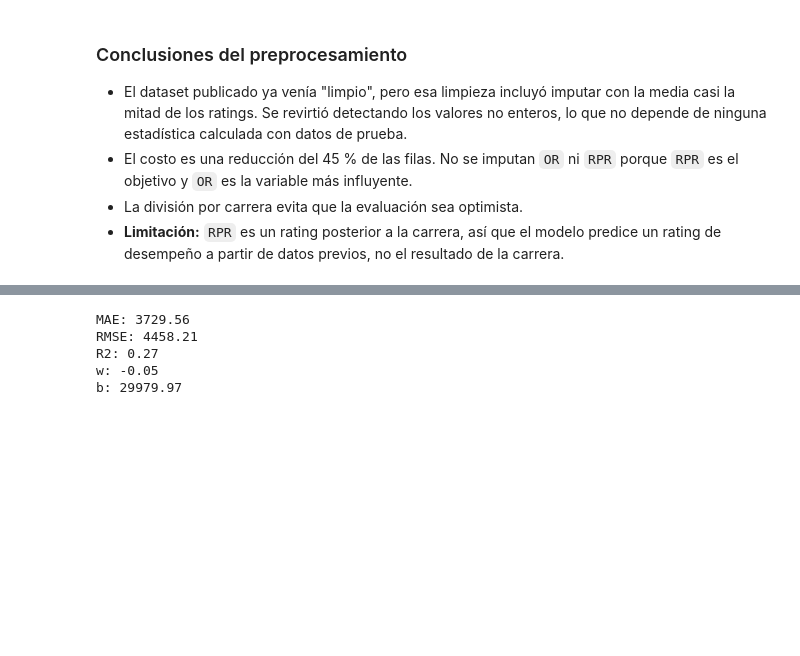
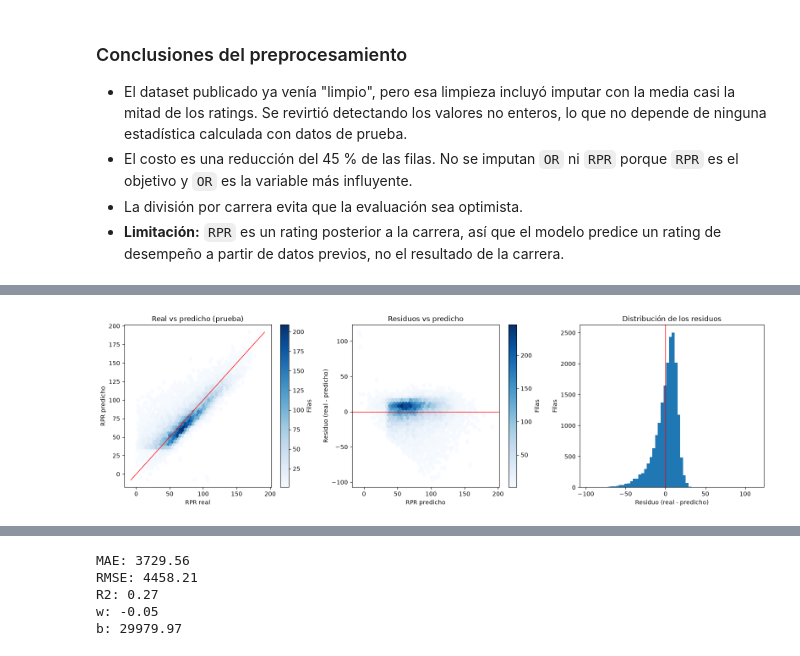
Before and after one commit to juanrenteria-ai/ML_2026_IUD, a Jupyter notebook: src/sincronicas/Semana_2SINC.ipynb, the cells around one changed output, grey strips where cells are left out. Drawn from its saved outputs; the diff is of its cells as text; code cells hidden in the pictures; blank space fills up the shorter version.

Commit message:
Regresión lineal sobre RPR con interpretación de coeficientes y residuos

```diff
--- a/src/sincronicas/Semana_2SINC.ipynb
+++ b/src/sincronicas/Semana_2SINC.ipynb
@@ -301,0 +395,15 @@ display(evidencia)
+# %%
+metricas_test = regresion.evaluar(ruta_modelo, X_test_esc, y_test)
+pred_test = regresion.predicciones
+pred_train = modelo.predict(X_train_esc)
+metricas_train = InterpretacionModelos.metricas_regresion(y_train, pred_train)
+metricas_baseline = InterpretacionModelos.baseline_media(y_train, y_test)
+
+tabla_metricas = pd.DataFrame(
+    {
+        "entrenamiento": metricas_train,
+        "prueba": metricas_test,
+        "baseline (siempre la media)": metricas_baseline,
+    }
+).round(3) + 0.0
+display(tabla_metricas)
@@ -301,0 +425,29 @@ display(evidencia)
+# %%
+residuos = y_test.to_numpy() - pred_test
+fig, ejes = plt.subplots(1, 3, figsize=(16, 4.8))
+
+grafico = ejes[0].hexbin(y_test, pred_test, gridsize=45, cmap="Blues", mincnt=1)
+limites = [min(y_test.min(), pred_test.min()), max(y_test.max(), pred_test.max())]
+ejes[0].plot(limites, limites, color="red", linewidth=1)
+ejes[0].set_xlabel("RPR real")
+ejes[0].set_ylabel("RPR predicho")
+ejes[0].set_title("Real vs predicho (prueba)")
+fig.colorbar(grafico, ax=ejes[0], label="Filas")
+
+grafico = ejes[1].hexbin(pred_test, residuos, gridsize=45, cmap="Blues", mincnt=1)
+ejes[1].axhline(0, color="red", linewidth=1)
+ejes[1].set_xlabel("RPR predicho")
+ejes[1].set_ylabel("Residuo (real - predicho)")
+ejes[1].set_title("Residuos vs predicho")
+fig.colorbar(grafico, ax=ejes[1], label="Filas")
+
+ejes[2].hist(residuos, bins=60, color="tab:blue")
+ejes[2].axvline(0, color="red", linewidth=1)
+ejes[2].set_xlabel("Residuo (real - predicho)")
+ejes[2].set_ylabel("Filas")
+ejes[2].set_title("Distribución de los residuos")
+
+plt.tight_layout()
+plt.show()
+# %% [output]
+[figure, added]
```
Also changed, not shown: parts of 16 cells of this notebook, 5 other files.
